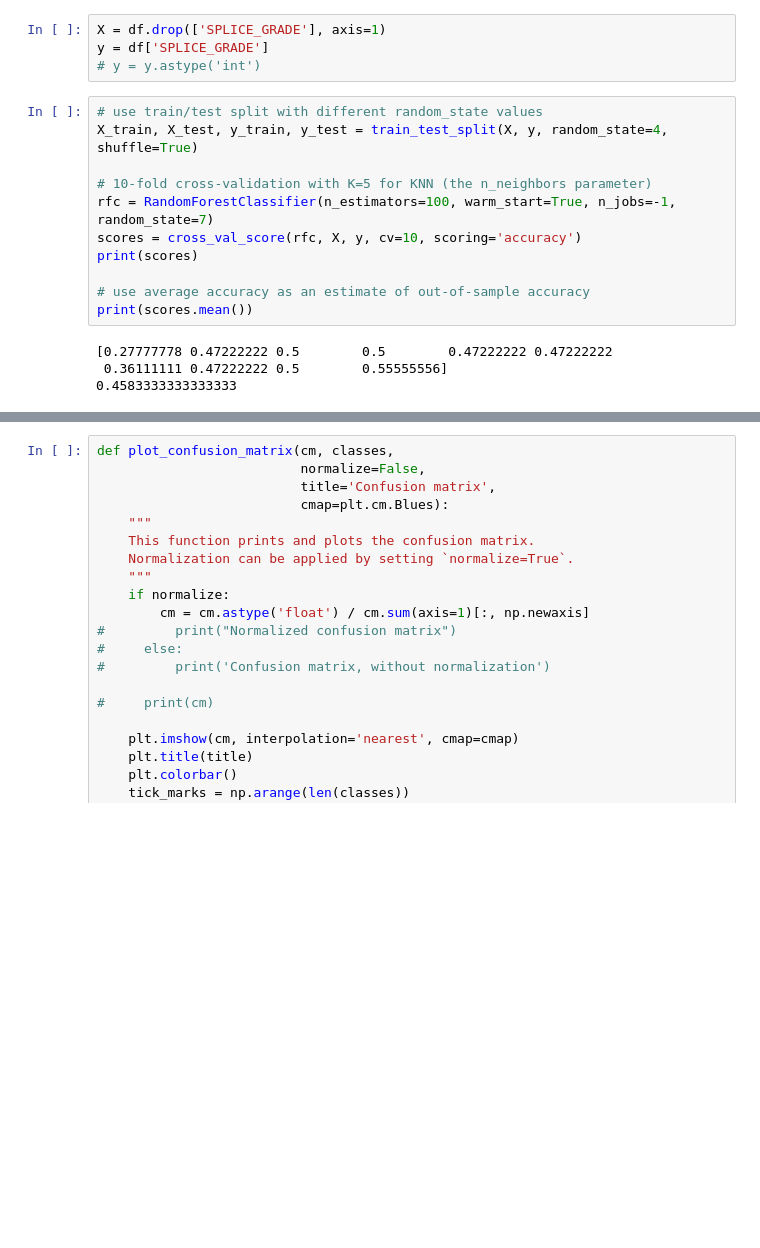
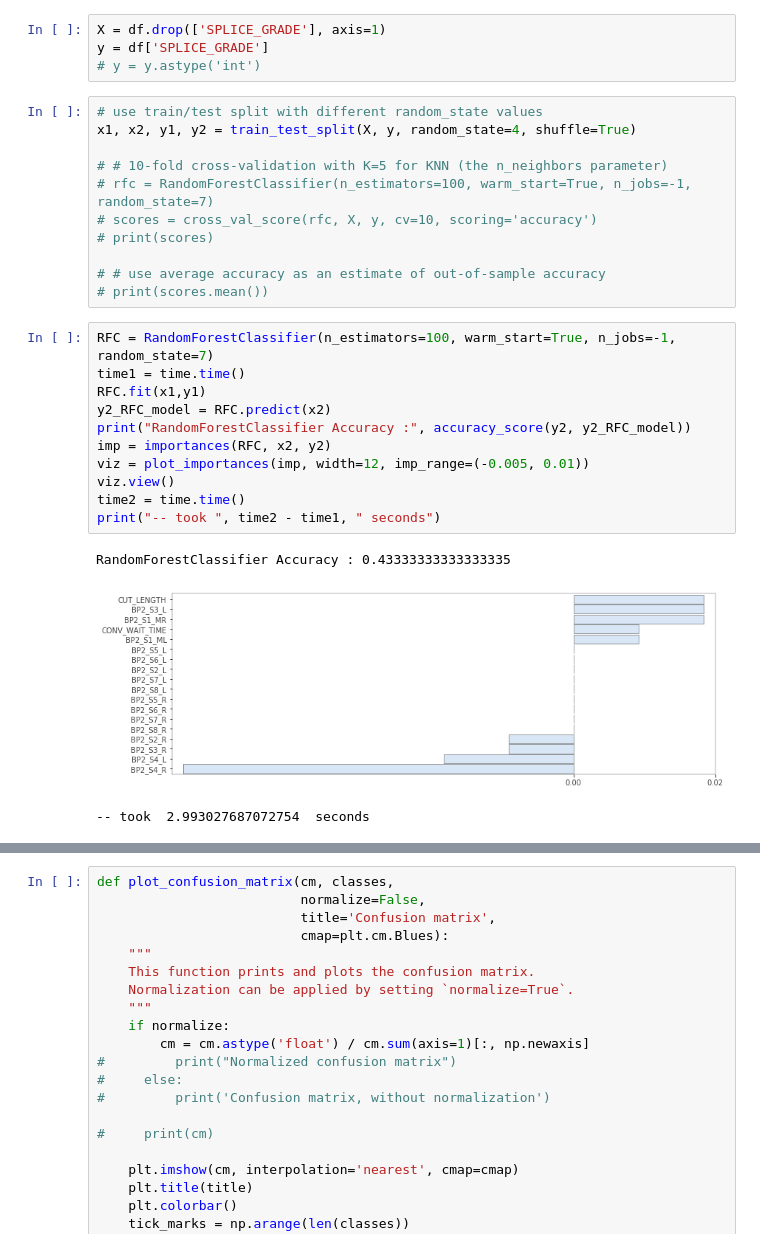
Before and after one commit to sajidpatel6/SpliceClassify, a Jupyter notebook: 05-RFC-01-BP2.ipynb, the cells around one changed output, grey strips where cells are left out. Saved outputs shown, nothing was run; the diff lists cells and outputs as text; blank space fills up the shorter version.

```diff
--- a/05-RFC-01-BP2.ipynb
+++ b/05-RFC-01-BP2.ipynb
@@ -134,16 +169,27 @@ y = df['SPLICE_GRADE']
 # y = y.astype('int')
 # %%
 # use train/test split with different random_state values
-X_train, X_test, y_train, y_test = train_test_split(X, y, random_state=4, shuffle=True)
+x1, x2, y1, y2 = train_test_split(X, y, random_state=4, shuffle=True)
 
-# 10-fold cross-validation with K=5 for KNN (the n_neighbors parameter)
-rfc = RandomForestClassifier(n_estimators=100, warm_start=True, n_jobs=-1, random_state=7)
-scores = cross_val_score(rfc, X, y, cv=10, scoring='accuracy')
-print(scores)
+# # 10-fold cross-validation with K=5 for KNN (the n_neighbors parameter)
+# rfc = RandomForestClassifier(n_estimators=100, warm_start=True, n_jobs=-1, random_state=7)
+# scores = cross_val_score(rfc, X, y, cv=10, scoring='accuracy')
+# print(scores)
 
-# use average accuracy as an estimate of out-of-sample accuracy
-print(scores.mean())
+# # use average accuracy as an estimate of out-of-sample accuracy
+# print(scores.mean())
-# %% [output]
-[0.27777778 0.47222222 0.5        0.5        0.47222222 0.47222222
- 0.36111111 0.47222222 0.5        0.55555556]
-0.4583333333333333
+# %%
+RFC = RandomForestClassifier(n_estimators=100, warm_start=True, n_jobs=-1, random_state=7)
+time1 = time.time()
+RFC.fit(x1,y1)
+y2_RFC_model = RFC.predict(x2)
+print("RandomForestClassifier Accuracy :", accuracy_score(y2, y2_RFC_model))
+imp = importances(RFC, x2, y2)
+viz = plot_importances(imp, width=12, imp_range=(-0.005, 0.01))
+viz.view()
+time2 = time.time()
+print("-- took ", time2 - time1, " seconds")
+# %% [output]
+RandomForestClassifier Accuracy : 0.43333333333333335
+[figure, added]
+-- took  2.993027687072754  seconds
```
Also changed, not shown: parts of 6 cells of this notebook, 9 other files.
